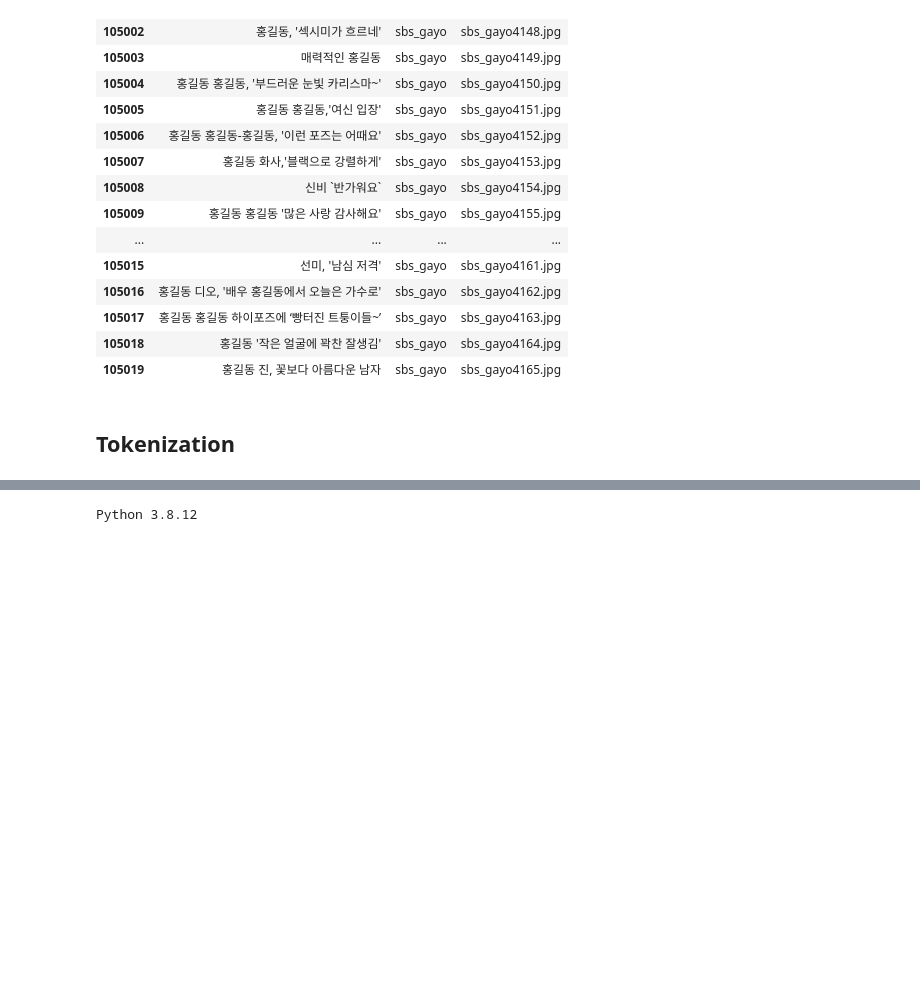
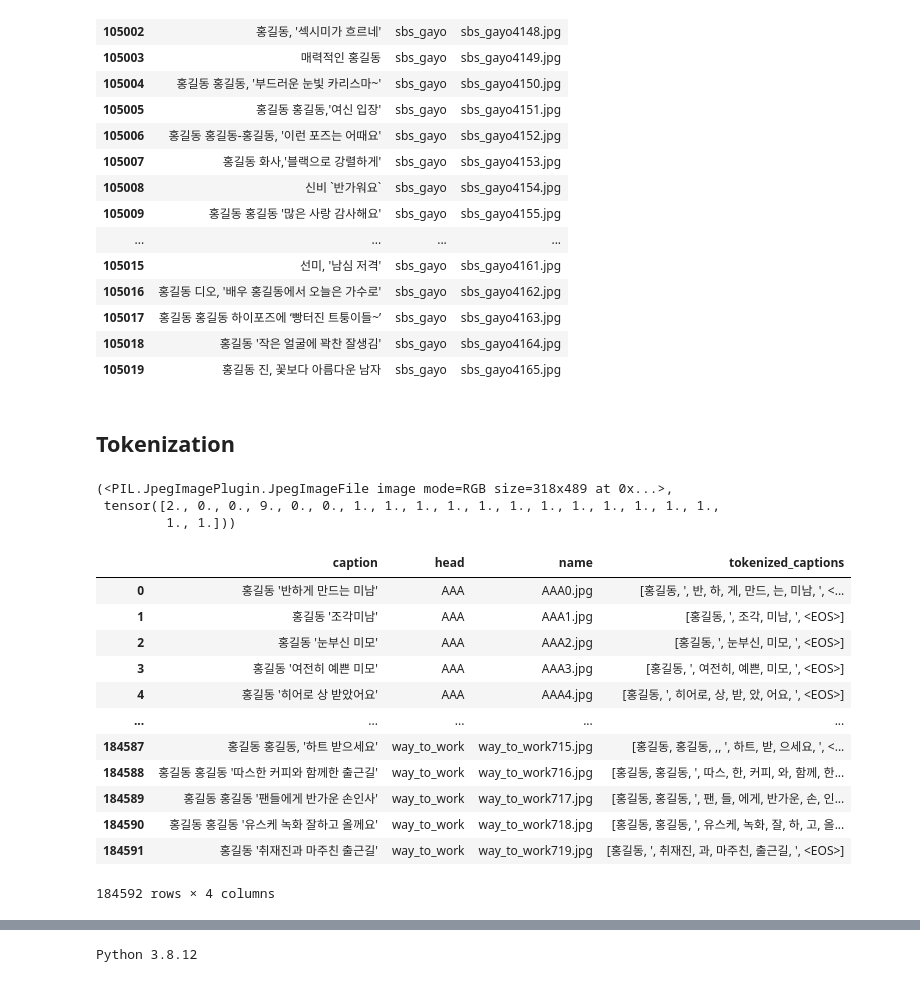
Before and after one commit to Insight-Sogang-Univ/CaptionTeam, a Jupyter notebook: Captions_Preprocessing.ipynb, the cells around one changed output, grey strips where cells are left out. Saved outputs shown, nothing was run; the diff lists cells and outputs as text; code cells hidden in the pictures; blank space fills up the shorter version.

```diff
--- a/Captions_Preprocessing.ipynb
+++ b/Captions_Preprocessing.ipynb
@@ -109,0 +113,26 @@ new_captions.to_csv('captions.csv', index=False)
+# %%
+test[0]
+# %% [output]
+(<PIL.JpegImagePlugin.JpegImageFile image mode=RGB size=318x489 at 0x...>,
+ tensor([2., 0., 0., 9., 0., 0., 1., 1., 1., 1., 1., 1., 1., 1., 1., 1., 1., 1.,
+         1., 1.]))
+# %%
+import pickle
+with open('captions_tokenized.pkl', 'rb') as f:
+    caption_df = pickle.load(f)
+# %%
+caption_df
+# %% [output]
+|  | caption | head | name | tokenized_captions |
+| 0 | 홍길동 '반하게 만드는 미남' | AAA | AAA0.jpg | [홍길동, ', 반, 하, 게, 만드, 는, 미남, ', <... |
+| 1 | 홍길동 '조각미남' | AAA | AAA1.jpg | [홍길동, ', 조각, 미남, ', <EOS>] |
+| 2 | 홍길동 '눈부신 미모' | AAA | AAA2.jpg | [홍길동, ', 눈부신, 미모, ', <EOS>] |
+| 3 | 홍길동 '여전히 예쁜 미모' | AAA | AAA3.jpg | [홍길동, ', 여전히, 예쁜, 미모, ', <EOS>] |
+| 4 | 홍길동 '히어로 상 받았어요' | AAA | AAA4.jpg | [홍길동, ', 히어로, 상, 받, 았, 어요, ', <EOS>] |
+| ... | ... | ... | ... | ... |
+| 184587 | 홍길동 홍길동, '하트 받으세요' | way_to_work | way_to_work715.jpg | [홍길동, 홍길동, ,, ', 하트, 받, 으세요, ', <... |
+| 184588 | 홍길동 홍길동 '따스한 커피와 함께한 출근길' | way_to_work | way_to_work716.jpg | [홍길동, 홍길동, ', 따스, 한, 커피, 와, 함께, 한... |
+| 184589 | 홍길동 홍길동 '팬들에게 반가운 손인사' | way_to_work | way_to_work717.jpg | [홍길동, 홍길동, ', 팬, 들, 에게, 반가운, 손, 인... |
+| 184590 | 홍길동 홍길동 '유스케 녹화 잘하고 올께요' | way_to_work | way_to_work718.jpg | [홍길동, 홍길동, ', 유스케, 녹화, 잘, 하, 고, 올... |
+| 184591 | 홍길동 '취재진과 마주친 출근길' | way_to_work | way_to_work719.jpg | [홍길동, ', 취재진, 과, 마주친, 출근길, ', <EOS>] |
+184592 rows × 4 columns
```
Also changed, not shown: parts of 25 cells of this notebook.
